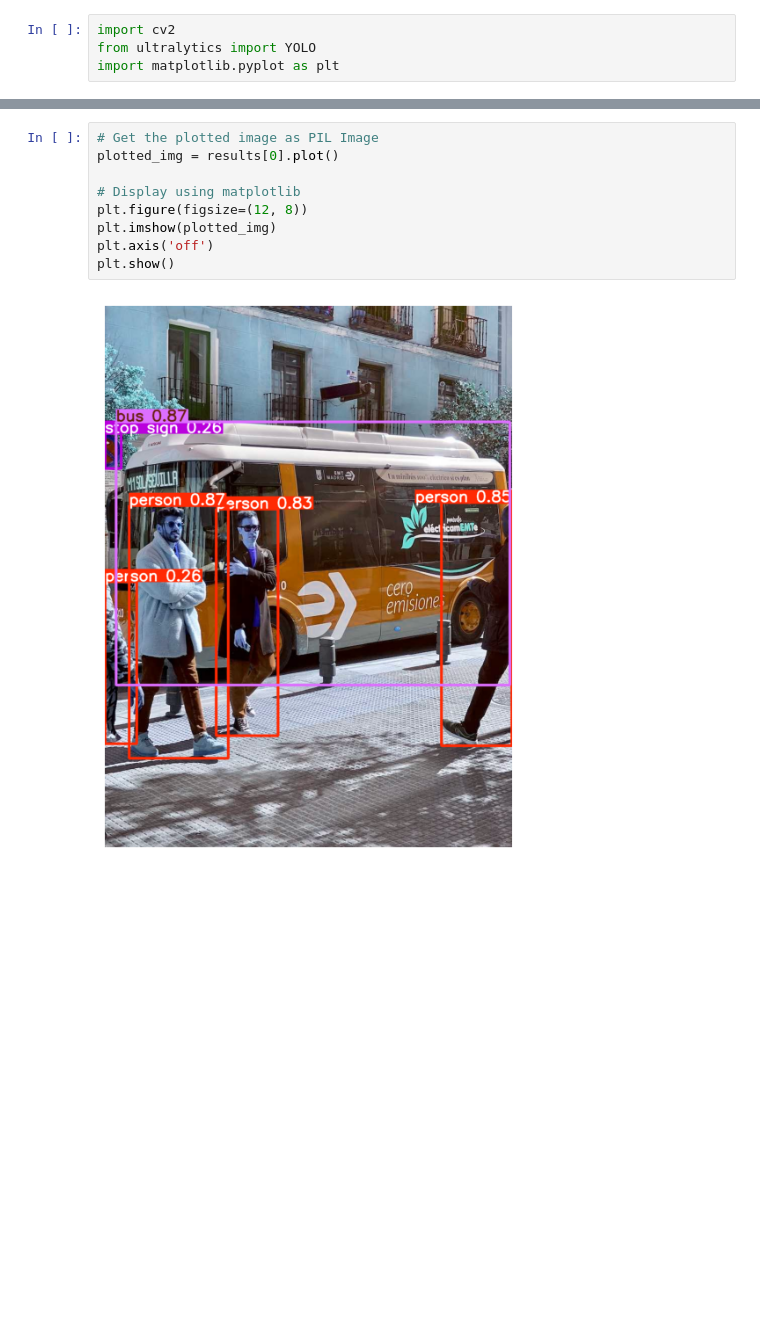
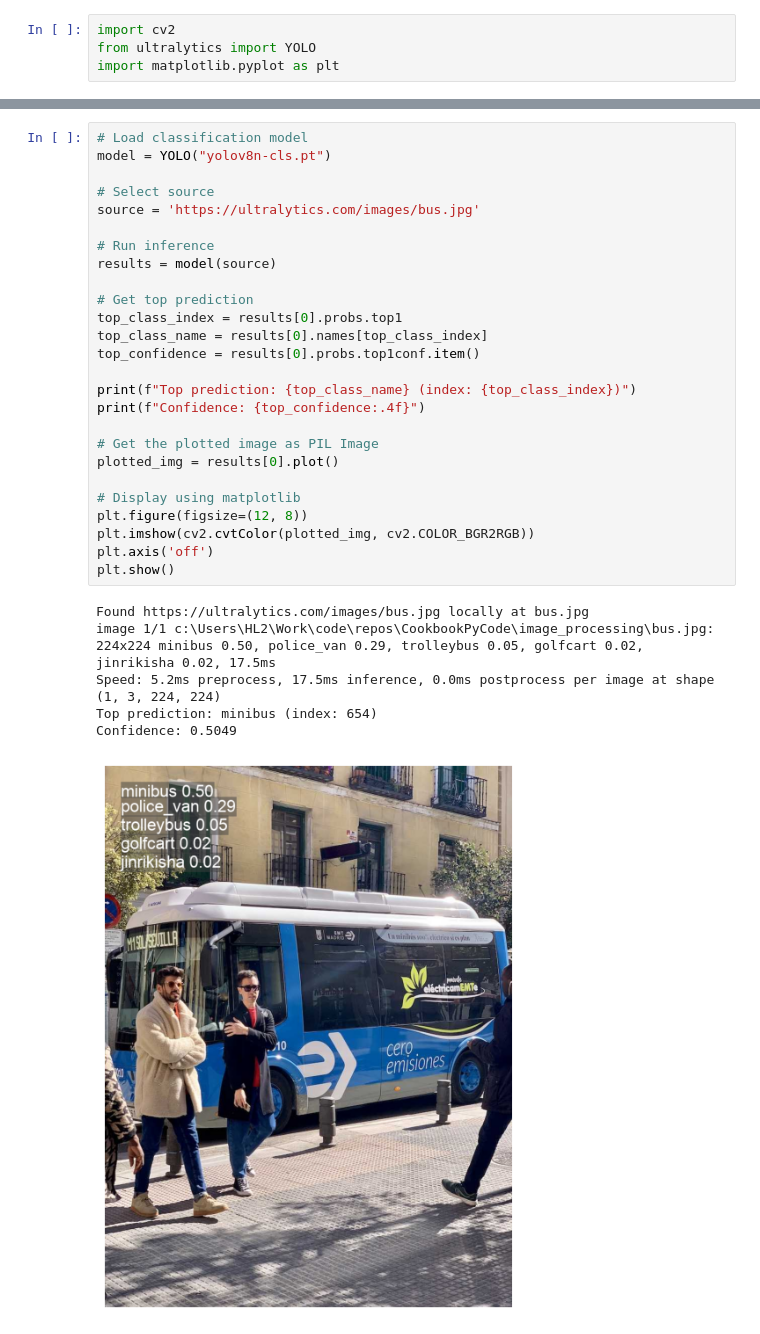
Before and after one commit to Hugloss/CookbookPyCode, a Jupyter notebook: image_processing/img_detection_02_yolo.ipynb, the cells around one changed output, grey strips where cells are left out. Saved outputs shown, nothing was run; the diff lists cells and outputs as text; blank space fills up the shorter version.

Commit message:
updated basic yolo

```diff
--- a/image_processing/img_detection_02_yolo.ipynb
+++ b/image_processing/img_detection_02_yolo.ipynb
@@ -42,11 +90,33 @@ Detected: stop sign (index: 11) - Confidence: 0.2551
 # %%
+# Load classification model
+model = YOLO("yolov8n-cls.pt")
+
+# Select source
+source = 'https://ultralytics.com/images/bus.jpg'
+
+# Run inference
+results = model(source)
+
+# Get top prediction
+top_class_index = results[0].probs.top1
+top_class_name = results[0].names[top_class_index]
+top_confidence = results[0].probs.top1conf.item()
+
+print(f"Top prediction: {top_class_name} (index: {top_class_index})")
+print(f"Confidence: {top_confidence:.4f}")
+
 # Get the plotted image as PIL Image
 plotted_img = results[0].plot()
 
 # Display using matplotlib
 plt.figure(figsize=(12, 8))
-plt.imshow(plotted_img)
+plt.imshow(cv2.cvtColor(plotted_img, cv2.COLOR_BGR2RGB))
 plt.axis('off')
 plt.show()
 # %% [output]
+Found https://ultralytics.com/images/bus.jpg locally at bus.jpg
+image 1/1 c:\Users\HL2\Work\code\repos\CookbookPyCode\image_processing\bus.jpg: 224x224 minibus 0.50, police_van 0.29, trolleybus 0.05, golfcart 0.02, jinrikisha 0.02, 17.5ms
+Speed: 5.2ms preprocess, 17.5ms inference, 0.0ms postprocess per image at shape (1, 3, 224, 224)
+Top prediction: minibus (index: 654)
+Confidence: 0.5049
-[figure, old version]
+[figure, new version]
```
Also changed, not shown: parts of 9 cells of this notebook.
